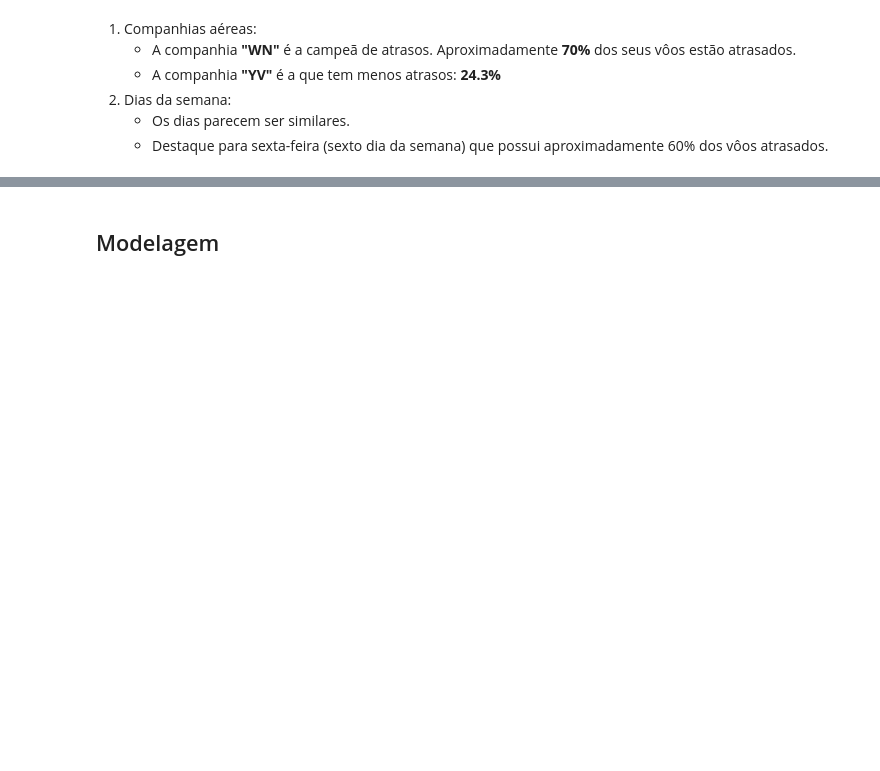
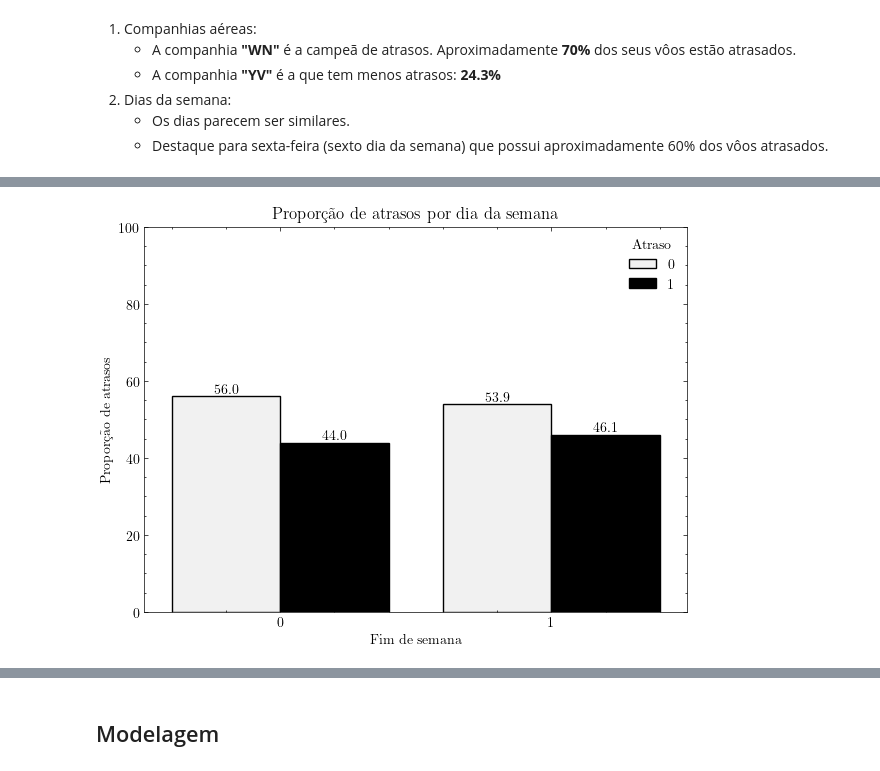
Before and after one commit to matheuscamposmt/airlines-delay, a Jupyter notebook: airlines_delay_notebook.ipynb, the cells around one changed output, grey strips where cells are left out. Saved outputs shown, nothing was run; the diff lists cells and outputs as text; code cells hidden in the pictures; blank space fills up the shorter version.

```diff
--- a/airlines_delay_notebook.ipynb
+++ b/airlines_delay_notebook.ipynb
@@ -158,0 +176,25 @@ plt.show()
+# %%
+def feature_engineering_preprocessing(data):
+
+    data = data.copy()
+
+    # Creating Time-based Features
+    data['TimeOfDay'] = pd.cut(data['Hour'], bins=[0, 6, 12, 18, 24], labels=['Night', 'Morning', 'Afternoon', 'Evening'], include_lowest=True)
+    data['Weekend'] = np.where(data['DayOfWeek'].isin([1, 7]), 1, 0)
+
+
+
+    return data
+# %%
+airlines = feature_engineering_preprocessing(airlines)
+# %%
+plt.figure(figsize=(7,5))
+utils.plot_norm_countplot(airlines, category_col='Weekend', hue_col='Class', xticks_rotation=0, edgecolor='black',color='black',
+                          title='Proporção de atrasos por dia da semana')
+
+plt.xlabel('Fim de semana')
+plt.ylabel('Proporção de atrasos')
+plt.legend(loc='upper right', title='Atraso')
+plt.show()
+# %% [output]
+[figure, added]
```
Also changed, not shown: parts of 20 cells of this notebook, 4 other files.
